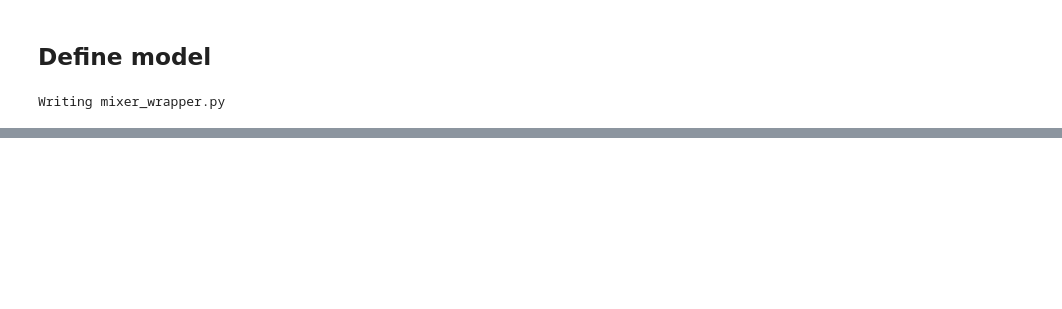
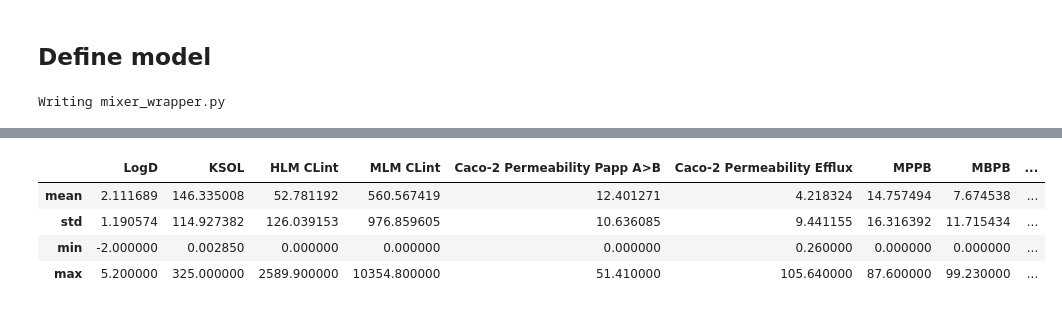
Before and after one commit to latticetower/chemney, a Jupyter notebook: kaggle/1-pretrain-rncloss/openadmet2026-pretrain-rncloss.ipynb, the cells around one changed output, grey strips where cells are left out. Cells and saved outputs as stored; diff of their text form; code cells hidden in the pictures; blank space fills up the shorter version.

```diff
--- a/kaggle/1-pretrain-rncloss/openadmet2026-pretrain-rncloss.ipynb
+++ b/kaggle/1-pretrain-rncloss/openadmet2026-pretrain-rncloss.ipynb
@@ -308,5 +322,11 @@ model.encode(train_df.SMILES.values[:4]).shape
 # %%
-merged_df.loc[:, TARGET_COLUMNS].describe().loc[['mean', 'std']]
+merged_df.loc[:, TARGET_COLUMNS].describe().loc[['mean', 'std', 'min', 'max']]
+# %% [output]
+|  | LogD | KSOL | HLM CLint | MLM CLint | Caco-2 Permeability Papp A>B | Caco-2 Permeability Efflux | MPPB | MBPB | ... |
+| mean | 2.111689 | 146.335008 | 52.781192 | 560.567419 | 12.401271 | 4.218324 | 14.757494 | 7.674538 | ... |
+| std | 1.190574 | 114.927382 | 126.039153 | 976.859605 | 10.636085 | 9.441155 | 16.316392 | 11.715434 | ... |
+| min | -2.000000 | 0.002850 | 0.000000 | 0.000000 | 0.000000 | 0.260000 | 0.000000 | 0.000000 | ... |
+| max | 5.200000 | 325.000000 | 2589.900000 | 10354.800000 | 51.410000 | 105.640000 | 87.600000 | 99.230000 | ... |
 # %%
 target_means = train_df.loc[:, TARGET_COLUMNS].mean().to_dict()
 target_means_list = [target_means[col] for col in TARGET_COLUMNS]
```
Also changed, not shown: parts of 26 cells of this notebook.
